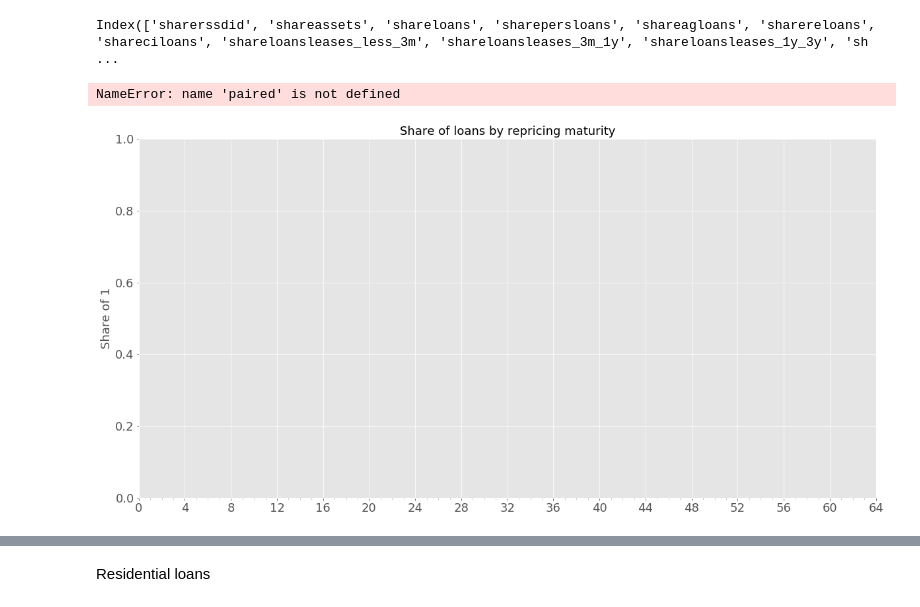
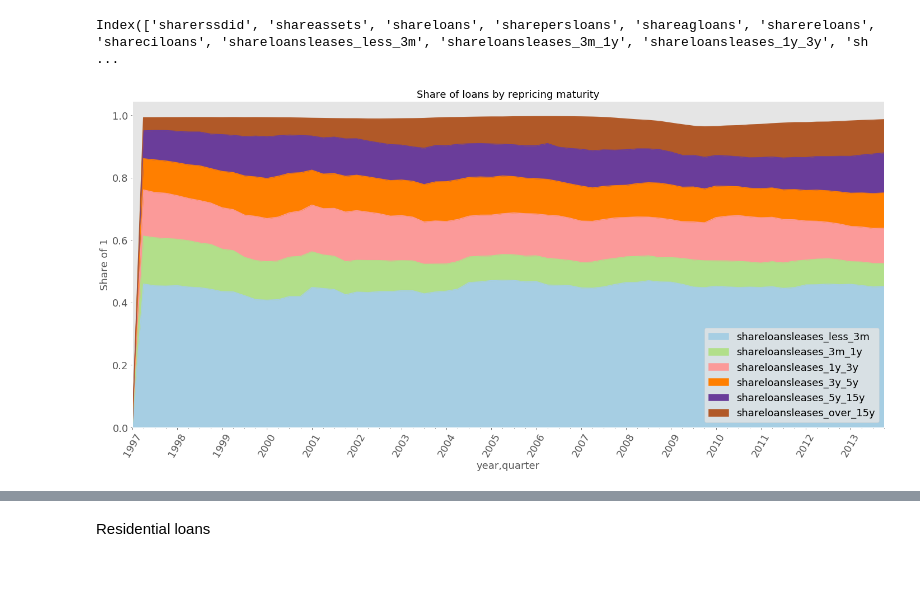
Before and after one commit to Alex-Telonic/BachelorThesisASch, a Jupyter notebook: OtherDescriptiveAnalysis.ipynb, the cells around one changed output, grey strips where cells are left out. Saved outputs shown, nothing was run; the diff lists cells and outputs as text; code cells hidden in the pictures; blank space fills up the shorter version.

```diff
--- a/OtherDescriptiveAnalysis.ipynb
+++ b/OtherDescriptiveAnalysis.ipynb
@@ -184,22 +184,21 @@ Index(['sharerssdid', 'shareassets', 'shareloans', 'sharepersloans', 'shareagloa
 # %%
 fig, ax = plt.subplots(figsize=(20,10))
 years = [str(year) for year in range(1997, 2014)]
 ax.set_xticks(range(0,68,4))
 ax.xaxis.set_minor_locator(AutoMinorLocator(4))
 ax.set_title("Share of loans by repricing maturity")
 ax.set_ylabel("Share of 1")
 #df_agg.assets.plot(ax=ax)
-#paired = cm.get_cmap('Paired', 12)
+paired = cm.get_cmap('Paired', 12)
 #df_agg_share_maturity.plot.area(ax=ax, colormap=paired)
 df_agg_share_maturity.plot.area(ax=ax, y=['shareloansleases_less_3m', 'shareloansleases_3m_1y', 'shareloansleases_1y_3y', 'shareloansleases_3y_5y', 'shareloansleases_5y_15y', 'shareloansleases_over_15y'], colormap=paired)
 ax.set_xticklabels(years, rotation=60)
 ax.legend()
 ax.grid()
 plt.tight_layout()
 plt.savefig('LatexVorlage/graphs/DescriptiveStats/OtherAnalysis_ShareofMaturityLoans_9713.png')
 # %% [output]
-NameError: name 'paired' is not defined
-[figure, old version]
+[figure, new version]
 # %%
 fig, ax1 = plt.subplots(figsize=(20,10))
 #ax.set_xticks(range(0,152,4))
```
Also changed, not shown: parts of 32 cells of this notebook, 9 other files.
